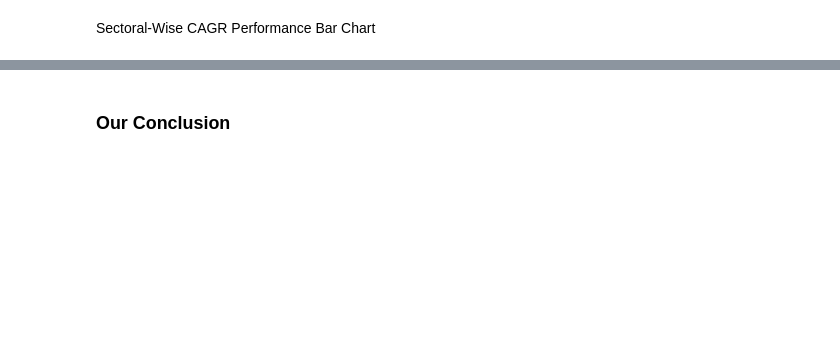
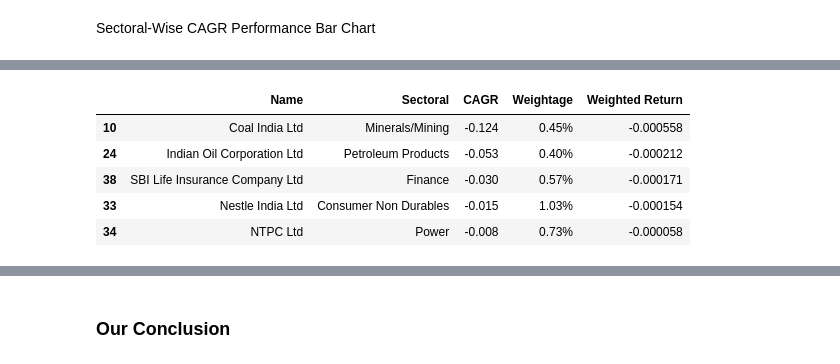
Before and after one commit to sarthakgoel31/Portfolio-outperformance-in-terms-of-CAGR, a Jupyter notebook: Portfolio Outperformance wrt CAGR.ipynb, the cells around one changed output, grey strips where cells are left out. Cells and saved outputs as stored; diff of their text form; code cells hidden in the pictures; blank space fills up the shorter version.

```diff
--- a/Portfolio Outperformance wrt CAGR.ipynb
+++ b/Portfolio Outperformance wrt CAGR.ipynb
@@ -225,0 +244,9 @@ df.iplot(kind='bar', xTitle='Sectors', yTitle='CAGR', title='Sector-Wise CAGR pe
+# %%
+Nifty50_CAGR.sort_values('Weighted Return').head()
+# %% [output]
+|  | Name | Sectoral | CAGR | Weightage | Weighted Return |
+| 10 | Coal India Ltd | Minerals/Mining | -0.124 | 0.45% | -0.000558 |
+| 24 | Indian Oil Corporation Ltd | Petroleum Products | -0.053 | 0.40% | -0.000212 |
+| 38 | SBI Life Insurance Company Ltd | Finance | -0.030 | 0.57% | -0.000171 |
+| 33 | Nestle India Ltd | Consumer Non Durables | -0.015 | 1.03% | -0.000154 |
+| 34 | NTPC Ltd | Power | -0.008 | 0.73% | -0.000058 |
```
Also changed, not shown: parts of 4 cells of this notebook.
